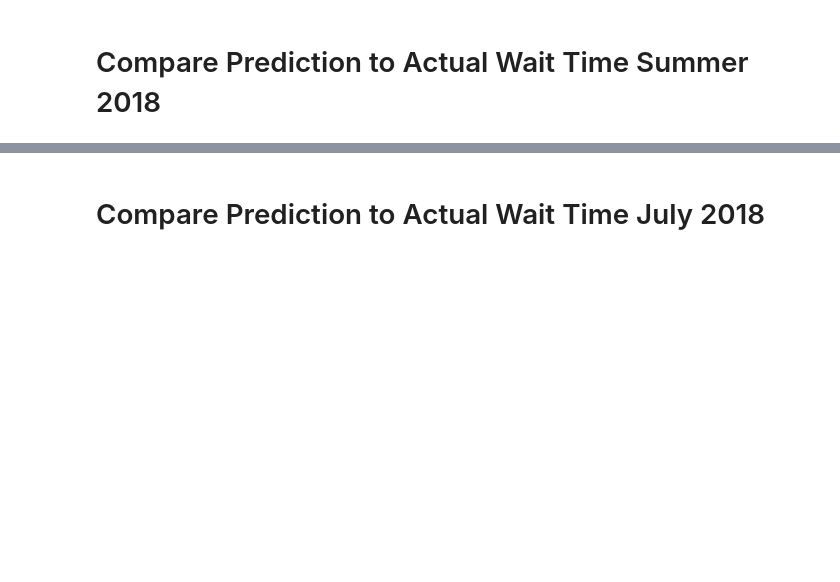
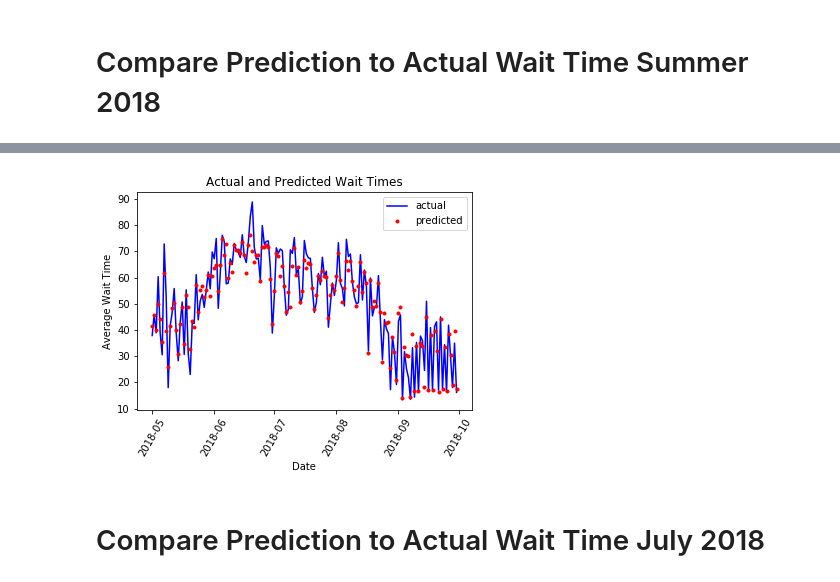
Before and after one commit to daviding11/Splash-Mountain-Wait-Time-Analysis, a Jupyter notebook: Data_Visualization_daviding.ipynb, the cells around one changed output, grey strips where cells are left out. Cells and saved outputs as stored; diff of their text form; code cells hidden in the pictures; blank space fills up the shorter version.

```diff
--- a/Data_Visualization_daviding.ipynb
+++ b/Data_Visualization_daviding.ipynb
@@ -382,3 +388,16 @@ plt.xlabel('Date'); plt.ylabel('Average Wait Time'); plt.title('Actual and Predi
+# %%
+plt.plot(comparison_df.Date, comparison_df.Actual_Time,'b-', label = 'actual')
+
+plt.plot(comparison_df.Date, comparison_df.Predicted_Time,'ro', label = 'predicted',
+        markersize = 3)
+
+plt.xticks(rotation = '60');
+plt.legend()
+
+# Graph labels
+plt.xlabel('Date'); plt.ylabel('Average Wait Time'); plt.title('Actual and Predicted Wait Times');
+# %% [output]
+[figure, added]
 # %% [markdown]
 # Compare Prediction to Actual Wait Time July 2018
 # %%
```
Also changed, not shown: parts of 10 cells of this notebook.
